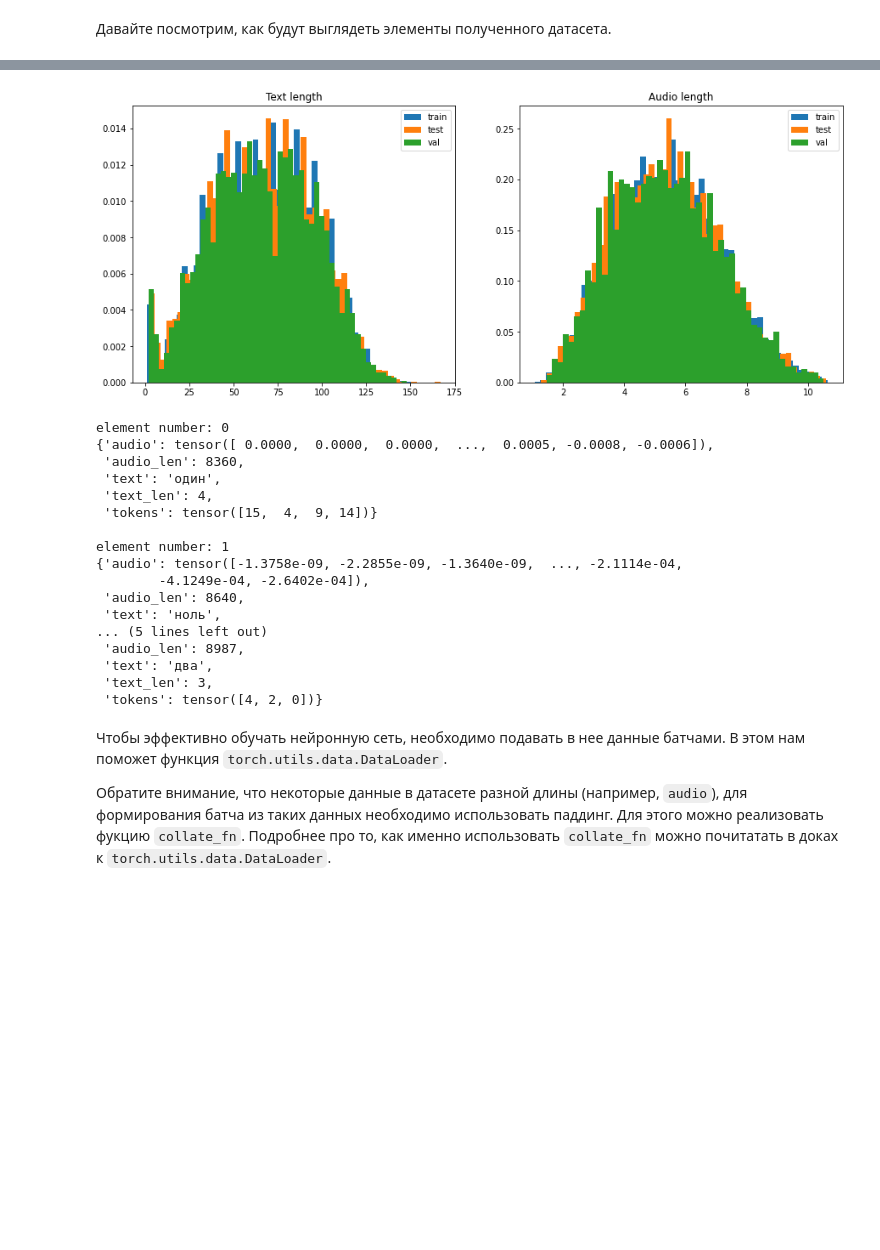
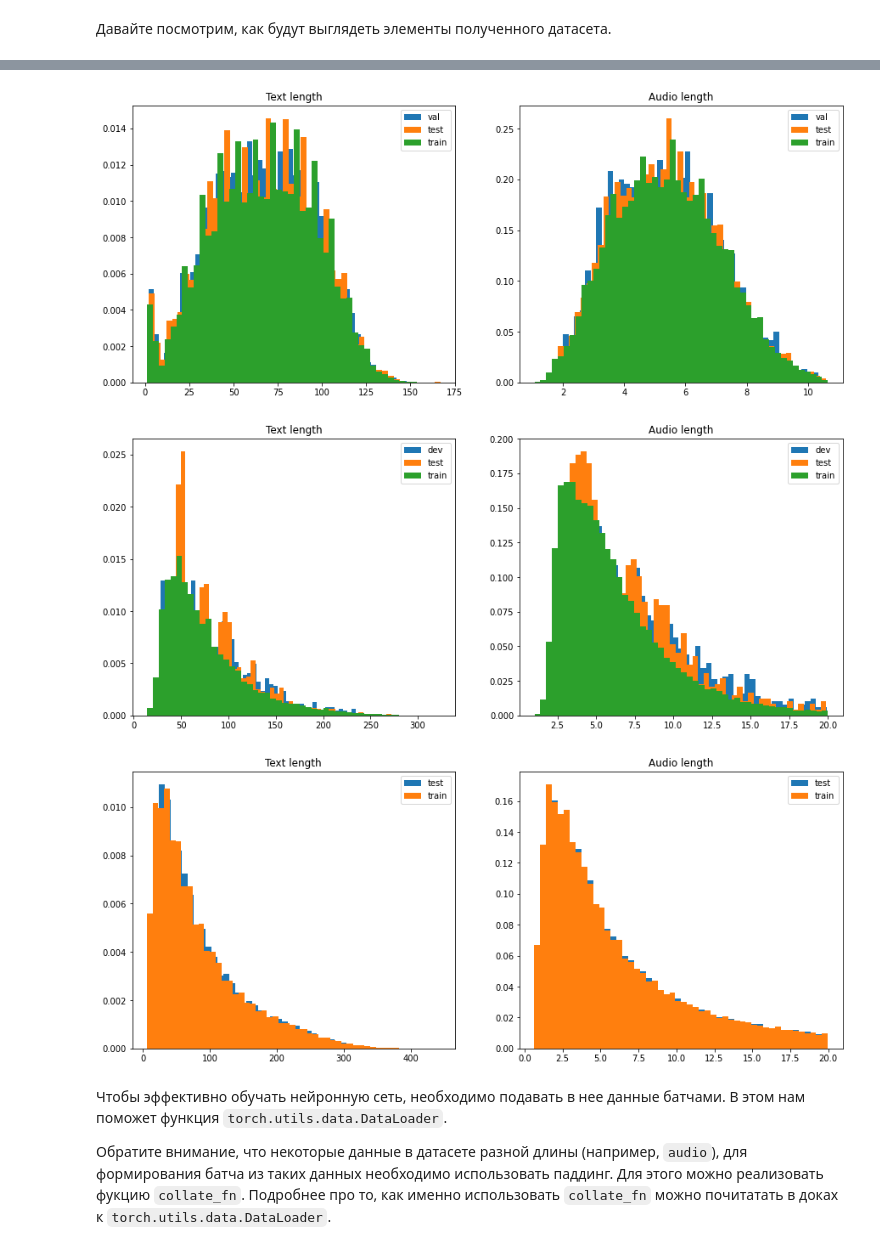
Before and after one commit to bernieee/sirius-stt, a Jupyter notebook: a_fish_or_not_a_fish.ipynb, the cells around one changed output, grey strips where cells are left out. Drawn from its saved outputs; the diff is of its cells as text; code cells hidden in the pictures; blank space fills up the shorter version.

```diff
--- a/a_fish_or_not_a_fish.ipynb
+++ b/a_fish_or_not_a_fish.ipynb
@@ -447,0 +503,2 @@ import matplotlib.pyplot as plt
+# %%
+audio_transforms = None
@@ -447,0 +555,16 @@ import matplotlib.pyplot as plt
+# %%
+open_stt_manifest_path = '/data/mnakhodnov/voice_data/radio_2/radio_2.csv'
+
+open_stt_manifest_path = convert_open_stt_manifest_to_common_voice(open_stt_manifest_path)
+open_stt_test_manifest_path, open_stt_train_manifest_path = manifest_train_test_split(open_stt_manifest_path)
+# %%
+open_stt_test_dataset = AudioDataset(
+    open_stt_test_manifest_path, vocab=vocab, sample_rate=8000, max_duration=20.0,
+    audio_transforms=audio_transforms,
+    evaluate_stats=True
+)
+open_stt_train_dataset = AudioDataset(
+    open_stt_train_manifest_path, vocab=vocab, sample_rate=8000, max_duration=20.0,
+    audio_transforms=audio_transforms,
+    evaluate_stats=True
+)
@@ -448,47 +582,32 @@ import matplotlib.pyplot as plt
 # %%
-fig, axes = plt.subplots(1, 2, figsize=(15, 6))
-_ = axes[0].hist(train_dataset.idx_to_text_len.values(), bins=50, label='train', density=True)
-_ = axes[0].hist(test_dataset.idx_to_text_len.values(), bins=50, label='test', density=True)
-_ = axes[0].hist(val_dataset.idx_to_text_len.values(), bins=50, label='val', density=True)
+def plot_stats(datasets, labels):
+    fig, axes = plt.subplots(1, 2, figsize=(15, 6))
+    for dataset, label in zip(datasets, labels):
+        _ = axes[0].hist(dataset.idx_to_text_len.values(), bins=50, label=label, density=True)
+        _ = axes[1].hist(dataset.idx_to_audio_len.values(), bins=50, label=label, density=True)
 
-_ = axes[1].hist(train_dataset.idx_to_audio_len.values(), bins=50, label='train', density=True)
-_ = axes[1].hist(test_dataset.idx_to_audio_len.values(), bins=50, label='test', density=True)
-_ = axes[1].hist(val_dataset.idx_to_audio_len.values(), bins=50, label='val', density=True)
+    axes[0].set_title('Text length')
+    axes[1].set_title('Audio length')
 
-axes[0].set_title('Text length')
-axes[1].set_title('Audio length')
+    axes[0].legend()
+    axes[1].legend()
 
-axes[0].legend()
-axes[1].legend()
-
+plot_stats(
+    [common_voice_val_dataset, common_voice_test_dataset, common_voice_train_dataset], ['val', 'test', 'train']
+)
 plt.show()
+plot_stats(
+    [ls_dev_dataset, ls_test_dataset, ls_train_dataset], ['dev', 'test', 'train']
+)
+plt.show()
+plot_stats(
+    [open_stt_test_dataset, open_stt_train_dataset], ['test', 'train']
+)
+plt.show()
 # %% [output]
-[figure, old version]
+[figure, new version]
+[figure, added]
+[figure, added]
-# %%
-for i, element in enumerate(train_dataset):
-    print(f'element number: {i}')
-    pprint(element)
-    print()
-    if i > 1:
-        break
-# %% [output]
-element number: 0
-{'audio': tensor([ 0.0000,  0.0000,  0.0000,  ...,  0.0005, -0.0008, -0.0006]),
- 'audio_len': 8360,
- 'text': 'один',
- 'text_len': 4,
- 'tokens': tensor([15,  4,  9, 14])}
-
-element number: 1
-{'audio': tensor([-1.3758e-09, -2.2855e-09, -1.3640e-09,  ..., -2.1114e-04,
-        -4.1249e-04, -2.6402e-04]),
- 'audio_len': 8640,
- 'text': 'ноль',
-... (5 lines left out)
- 'audio_len': 8987,
- 'text': 'два',
- 'text_len': 3,
- 'tokens': tensor([4, 2, 0])}
 # %% [markdown]
 Чтобы эффективно обучать нейронную сеть, необходимо подавать в нее данные батчами. В этом нам поможет функция `torch.utils.data.DataLoader`.
 
```
Also changed, not shown: parts of 63 cells of this notebook, 1 other file.
